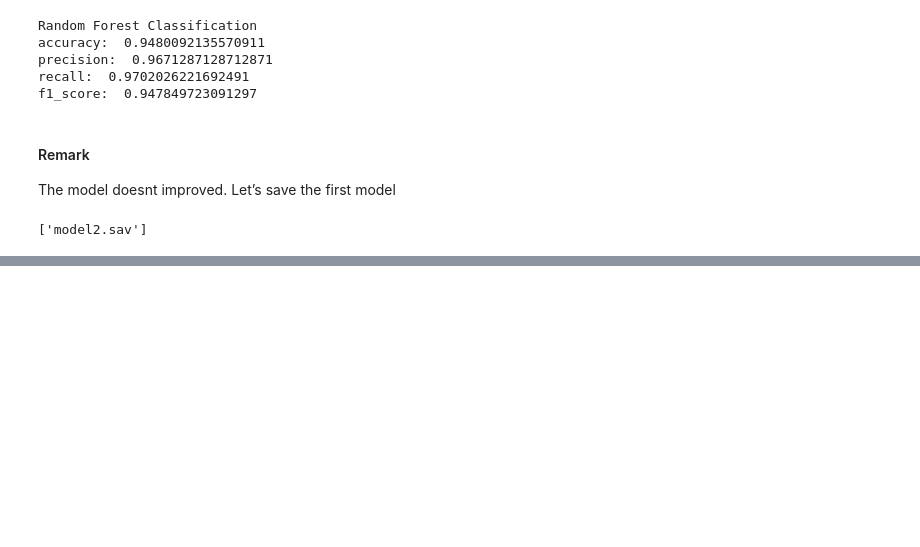
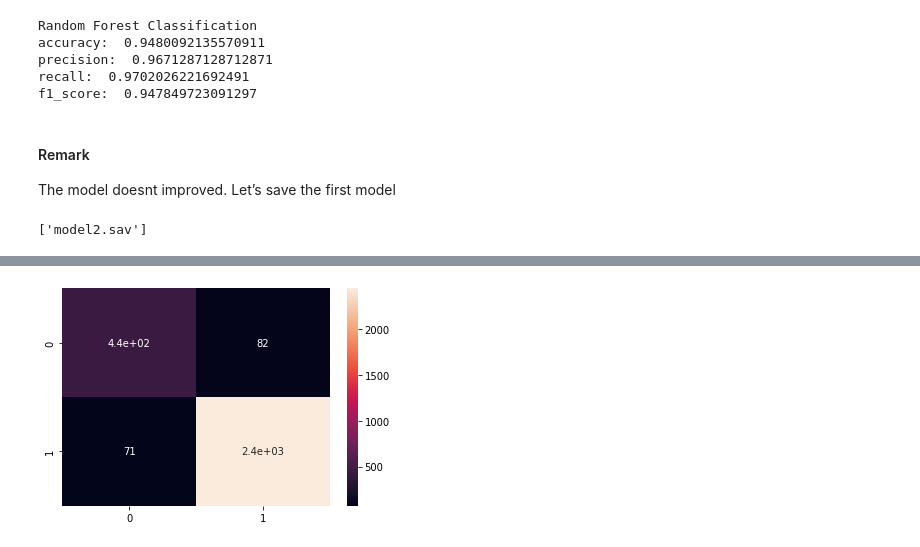
Before and after one commit to Msdot001/Customer-Churn-Prediction, a Jupyter notebook: Preprocess/test.ipynb, the cells around one changed output, grey strips where cells are left out. Saved outputs shown, nothing was run; the diff lists cells and outputs as text; code cells hidden in the pictures; blank space fills up the shorter version.

```diff
--- a/Preprocess/test.ipynb
+++ b/Preprocess/test.ipynb
@@ -432,0 +474,6 @@ joblib.dump(rf_model_ori, filename)
+# %%
+import seaborn as sns
+cm = confusion_matrix(y_test, predictions)
+sns.heatmap(cm, annot=True);
+# %% [output]
+[figure, added]
```
Also changed, not shown: parts of 11 cells of this notebook, 7 other files.
